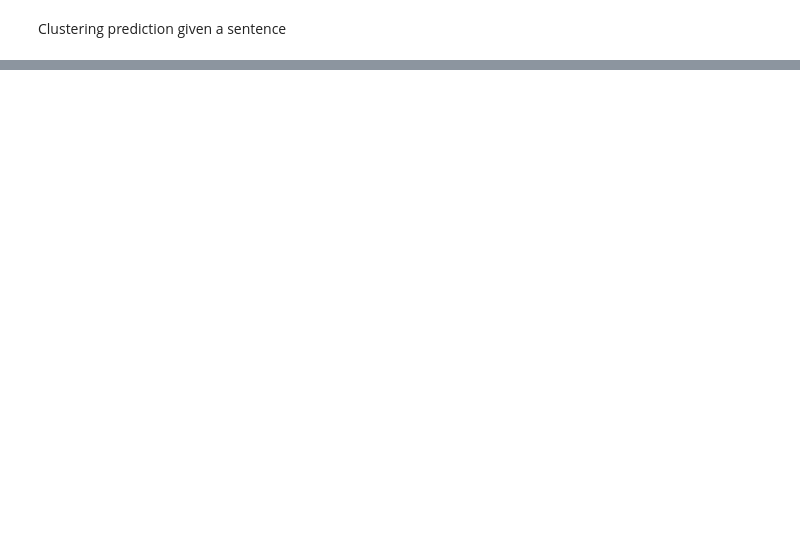
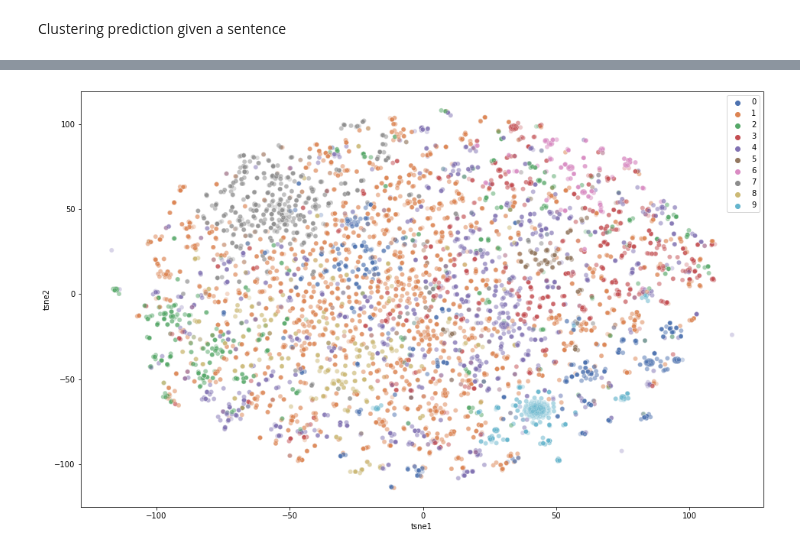
Before and after one commit to mbrull153/EDA-nlp-tfm, a Jupyter notebook: models_bueno-Copy1.ipynb, the cells around one changed output, grey strips where cells are left out. Cells and saved outputs as stored; diff of their text form; code cells hidden in the pictures; blank space fills up the shorter version.

```diff
--- a/models_bueno-Copy1.ipynb
+++ b/models_bueno-Copy1.ipynb
@@ -654,5 +488,7 @@ Note: you may need to restart the kernel to use updated packages.
 # %% [markdown]
  Clustering prediction given a sentence
+# %%
+sent=data['sent'].tolist()
 # %%
 from sklearn.feature_extraction.text import TfidfVectorizer
 from sklearn.cluster import KMeans
@@ -669,7 +505,7 @@ words = vectorizer.get_feature_names()
 print("words", words)
 
 
-n_clusters=6
+n_clusters=10
 number_of_seeds_to_try=10
 max_iter = 300
 number_of_process=2 # seads are distributed
@@ -737,0 +591,4 @@ Cluster: 1 texts: 101
+# %%
+obtain_tsne_graph (X,labels)
+# %% [output]
+[figure, added]
```
Also changed, not shown: parts of 52 cells of this notebook, 1 other file.
